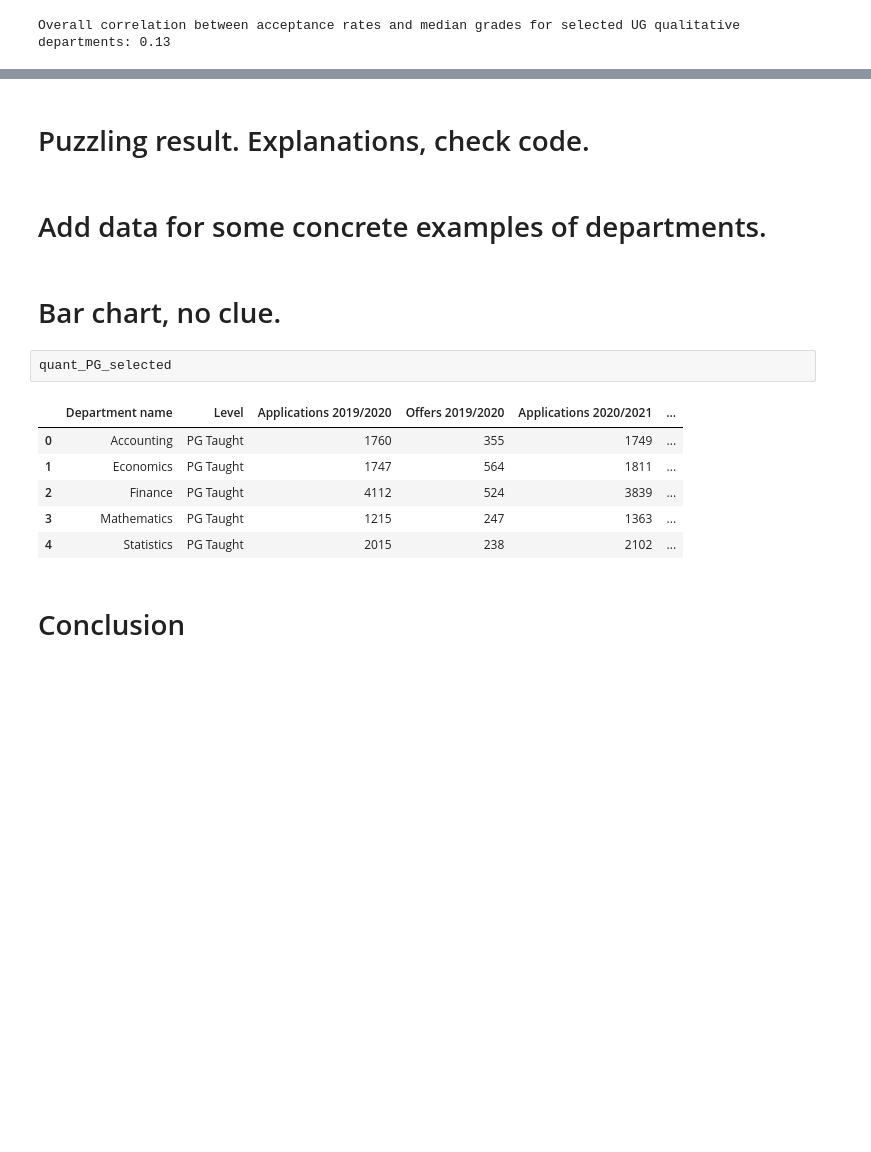
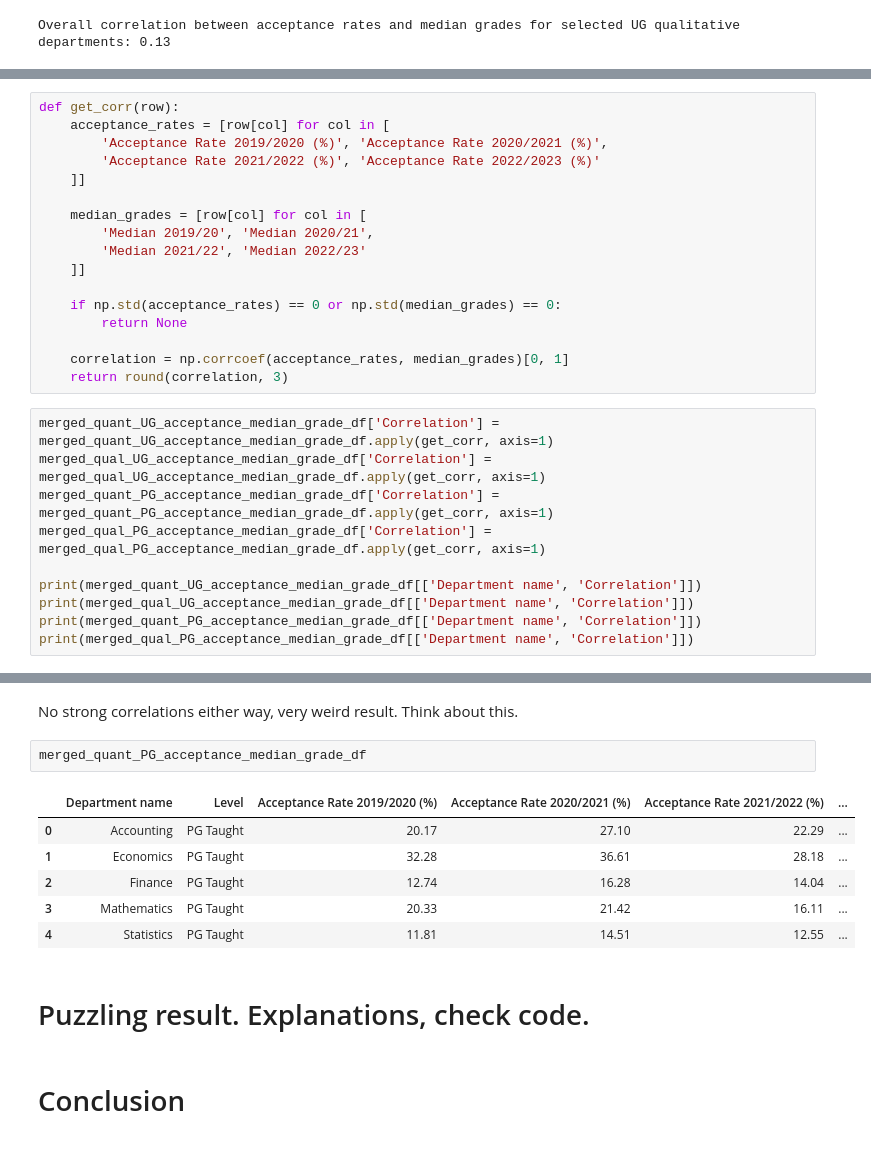
Before and after one commit to ilovest115/ST115-project-finalised, a Jupyter notebook: ST115-project-finalised.ipynb, the cells around one changed output, grey strips where cells are left out. Cells and saved outputs as stored; diff of their text form; blank space fills up the shorter version.

```diff
--- a/ST115-project-finalised.ipynb
+++ b/ST115-project-finalised.ipynb
@@ -1258,0 +1419,27 @@ Overall correlation between acceptance rates and median grades for selected UG q
+# %%
+def get_corr(row):
+    acceptance_rates = [row[col] for col in [
+        'Acceptance Rate 2019/2020 (%)', 'Acceptance Rate 2020/2021 (%)',
+        'Acceptance Rate 2021/2022 (%)', 'Acceptance Rate 2022/2023 (%)'
+    ]]
+
+    median_grades = [row[col] for col in [
+        'Median 2019/20', 'Median 2020/21',
+        'Median 2021/22', 'Median 2022/23'
+    ]]
+
+    if np.std(acceptance_rates) == 0 or np.std(median_grades) == 0:
+        return None
+
+    correlation = np.corrcoef(acceptance_rates, median_grades)[0, 1]
+    return round(correlation, 3)
+# %%
+merged_quant_UG_acceptance_median_grade_df['Correlation'] = merged_quant_UG_acceptance_median_grade_df.apply(get_corr, axis=1)
+merged_qual_UG_acceptance_median_grade_df['Correlation'] = merged_qual_UG_acceptance_median_grade_df.apply(get_corr, axis=1)
+merged_quant_PG_acceptance_median_grade_df['Correlation'] = merged_quant_PG_acceptance_median_grade_df.apply(get_corr, axis=1)
+merged_qual_PG_acceptance_median_grade_df['Correlation'] = merged_qual_PG_acceptance_median_grade_df.apply(get_corr, axis=1)
+
+print(merged_quant_UG_acceptance_median_grade_df[['Department name', 'Correlation']])
+print(merged_qual_UG_acceptance_median_grade_df[['Department name', 'Correlation']])
+print(merged_quant_PG_acceptance_median_grade_df[['Department name', 'Correlation']])
+print(merged_qual_PG_acceptance_median_grade_df[['Department name', 'Correlation']])
@@ -1259,18 +1464,16 @@ Overall correlation between acceptance rates and median grades for selected UG q
+# %% [markdown]
+No strong correlations either way, very weird result. Think about this.
+# %%
+merged_quant_PG_acceptance_median_grade_df
+# %% [output]
+|  | Department name | Level | Acceptance Rate 2019/2020 (%) | Acceptance Rate 2020/2021 (%) | Acceptance Rate 2021/2022 (%) | ... |
+| 0 | Accounting | PG Taught | 20.17 | 27.10 | 22.29 | ... |
+| 1 | Economics | PG Taught | 32.28 | 36.61 | 28.18 | ... |
+| 2 | Finance | PG Taught | 12.74 | 16.28 | 14.04 | ... |
+| 3 | Mathematics | PG Taught | 20.33 | 21.42 | 16.11 | ... |
+| 4 | Statistics | PG Taught | 11.81 | 14.51 | 12.55 | ... |
 # %% [markdown]
 # Puzzling result. Explanations, check code.
-# %% [markdown]
-# Add data for some concrete examples of departments.
-# %% [markdown]
-# Bar chart, no clue.
-# %%
-quant_PG_selected
-# %% [output]
-|  | Department name | Level | Applications 2019/2020 | Offers 2019/2020 | Applications 2020/2021 | ... |
-| 0 | Accounting | PG Taught | 1760 | 355 | 1749 | ... |
-| 1 | Economics | PG Taught | 1747 | 564 | 1811 | ... |
-| 2 | Finance | PG Taught | 4112 | 524 | 3839 | ... |
-| 3 | Mathematics | PG Taught | 1215 | 247 | 1363 | ... |
-| 4 | Statistics | PG Taught | 2015 | 238 | 2102 | ... |
 # %% [markdown]
 # Conclusion
 
```
Also changed, not shown: parts of 32 cells of this notebook.
